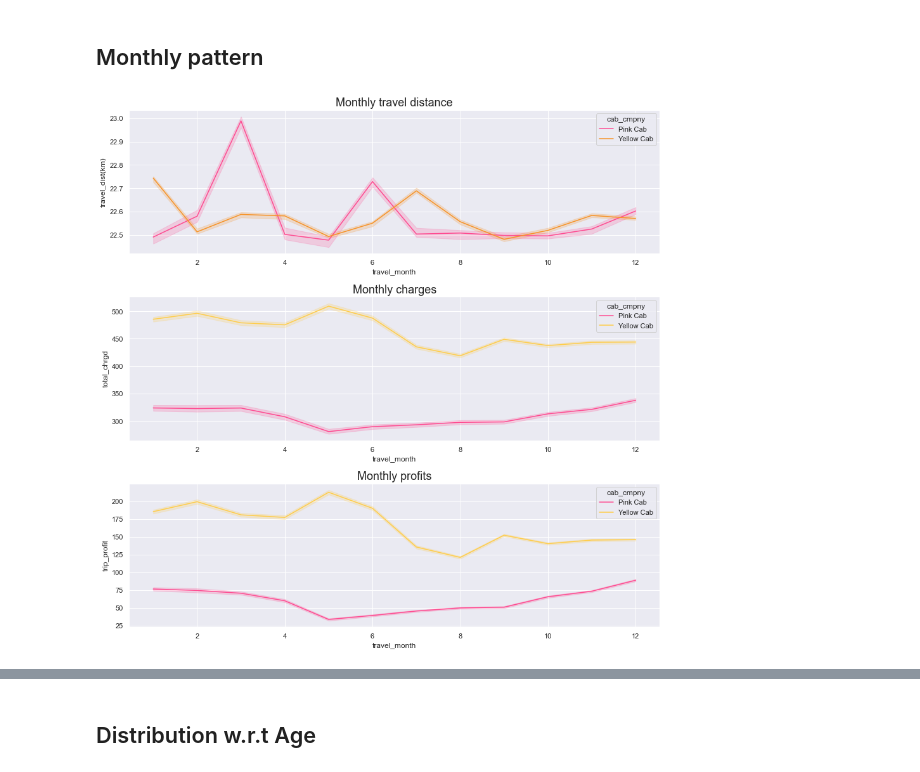
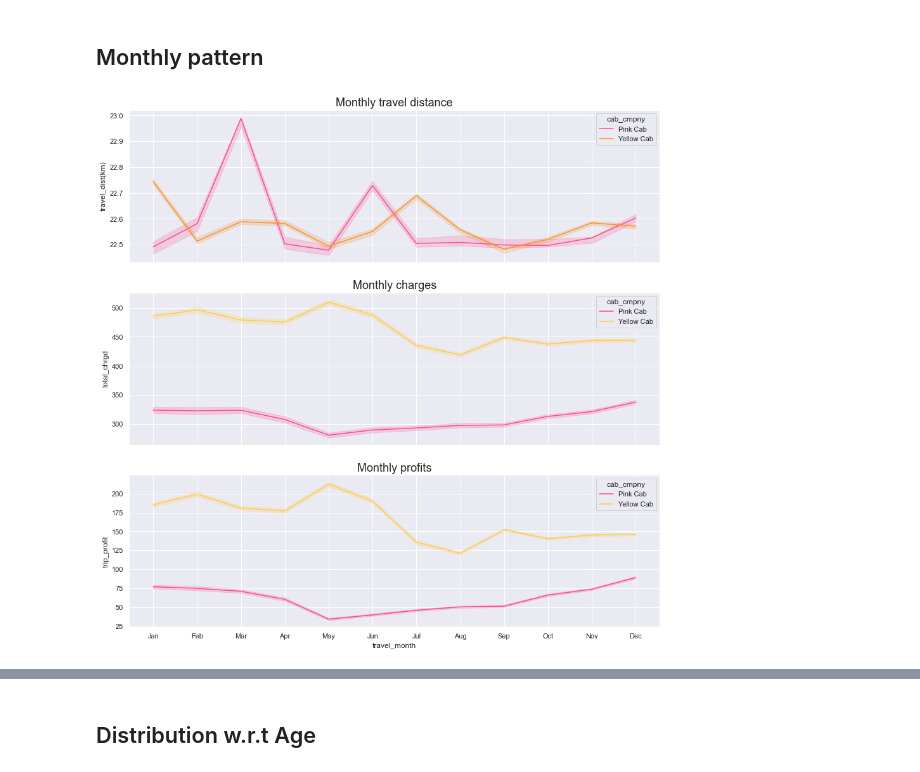
Before and after one commit to Ashish-Sasna/Data-Glacier, a Jupyter notebook: Week 2/Scripts/G2M_Insights.ipynb, the cells around one changed output, grey strips where cells are left out. Drawn from its saved outputs; the diff is of its cells as text; code cells hidden in the pictures.

```diff
--- a/Week 2/Scripts/G2M_Insights.ipynb
+++ b/Week 2/Scripts/G2M_Insights.ipynb
@@ -288,7 +289,10 @@ final_df['Date of Travel'] = pd.to_datetime(final_df['Date of Travel'])
 final_df['Year of Travel'] = final_df['Date of Travel'].apply(lambda x: x.year)
 
 """Extract month from date"""
-final_df['Month of Travel'] = final_df['Date of Travel'].apply(lambda x: x.month)
+final_df['Month of Travel'] = final_df['Date of Travel'].apply(lambda x: x.month_name()[:3])
+
+"""Concat Month-Year for season analysis"""
+final_df['Month-Year'] = final_df['Month of Travel'] + ' ' + final_df['Year of Travel'].astype(str)
 # %%
 """Convert age into age groups"""
 age_bins = [0, 20, 30, 40, 50, 60, 100]
@@ -313,6 +317,7 @@ final_df = final_df.rename(columns={
     'Date of Travel' : 'travel_date',
     'Year of Travel' : 'travel_year',
     'Month of Travel' : 'travel_month',
+    'Month-Year' : 'month_year',
     'Customer ID' : 'customer_id',
     'Age Group' : 'age_grp',
     'Gender' : 'gender',
@@ -329,9 +334,9 @@ final_df = final_df.rename(columns={
 
 final_df['trip_profit'] = final_df['total_chrgd'] - final_df['trip_cost']
 
-final_df = final_df[['transaction_id', 'travel_date', 'travel_year', 'travel_month', 'customer_id', 'age_grp', \
-                     'gender', 'city', 'population', 'users', 'monthly_income(USD)', 'travel_dist(km)', \
-                     'trip_cost', 'total_chrgd', 'trip_profit', 'pymnt_mode', 'cab_cmpny']]
+final_df = final_df[['transaction_id', 'travel_date', 'travel_year', 'travel_month', 'month_year', \
+                     'customer_id', 'age_grp', 'gender', 'city', 'population', 'users', 'monthly_income(USD)', \
+                     'travel_dist(km)', 'trip_cost', 'total_chrgd', 'trip_profit', 'pymnt_mode', 'cab_cmpny']]
 
 final_df.head()
 # %% [output]
@@ -662,38 +667,39 @@ Text(0.5, 1.0, 'Price vs Distance')
 # %% [markdown]
 ## Monthly pattern
 # %%
-figure, ax = plt.subplots(3, 1,
-                         figsize=(15,15))
+figure, ax = plt.subplots(3,
+                          figsize=(15,15),
+                          sharex=True)
 
-plt.subplot(3, 1, 1)
-ax[0] = sns.lineplot(x='travel_month',
-                     y='travel_dist(km)',
-                     hue='cab_cmpny',
-                     data=final_df,
-                     palette=['#FF4B91',
-                              '#F79327'],
-                     ci=10)
+sns.lineplot(x='travel_month',
+             y='travel_dist(km)',
+             hue='cab_cmpny',
+             data=final_df,
+             palette=['#FF4B91',
+                      '#F79327'],
+             ci=10,
+             ax=ax[0])
 ax[0].set_title('Monthly travel distance',
                 fontsize=18)
 
-plt.subplot(3, 1, 2)
-ax[1] = sns.lineplot(x='travel_month',
-                     y='total_chrgd',
-                     hue='cab_cmpny',
-                     data=final_df,
-                    palette=palette)
+sns.lineplot(x='travel_month',
+             y='total_chrgd',
+             hue='cab_cmpny',
+             data=final_df,
+             palette=palette,
+             ax=ax[1])
 ax[1].set_title('Monthly charges',
                 fontsize=18)
 
-plt.subplot(3, 1, 3)
-ax[2] = sns.lineplot(x='travel_month',
-                     y='trip_profit',
-                     hue='cab_cmpny',
-                     data=final_df,
-                     palette=palette)
+sns.lineplot(x='travel_month',
+             y='trip_profit',
+             hue='cab_cmpny',
+             data=final_df,
+             palette=palette,
+             ax=ax[2])
 ax[2].set_title('Monthly profits',
                 fontsize=18)
 
-plt.subplots_adjust(hspace=0.3)
+plt.show()
 # %% [output]
-[figure, old version]
+[figure, new version]
```
Also changed, not shown: parts of 9 cells of this notebook, 1 other file.
